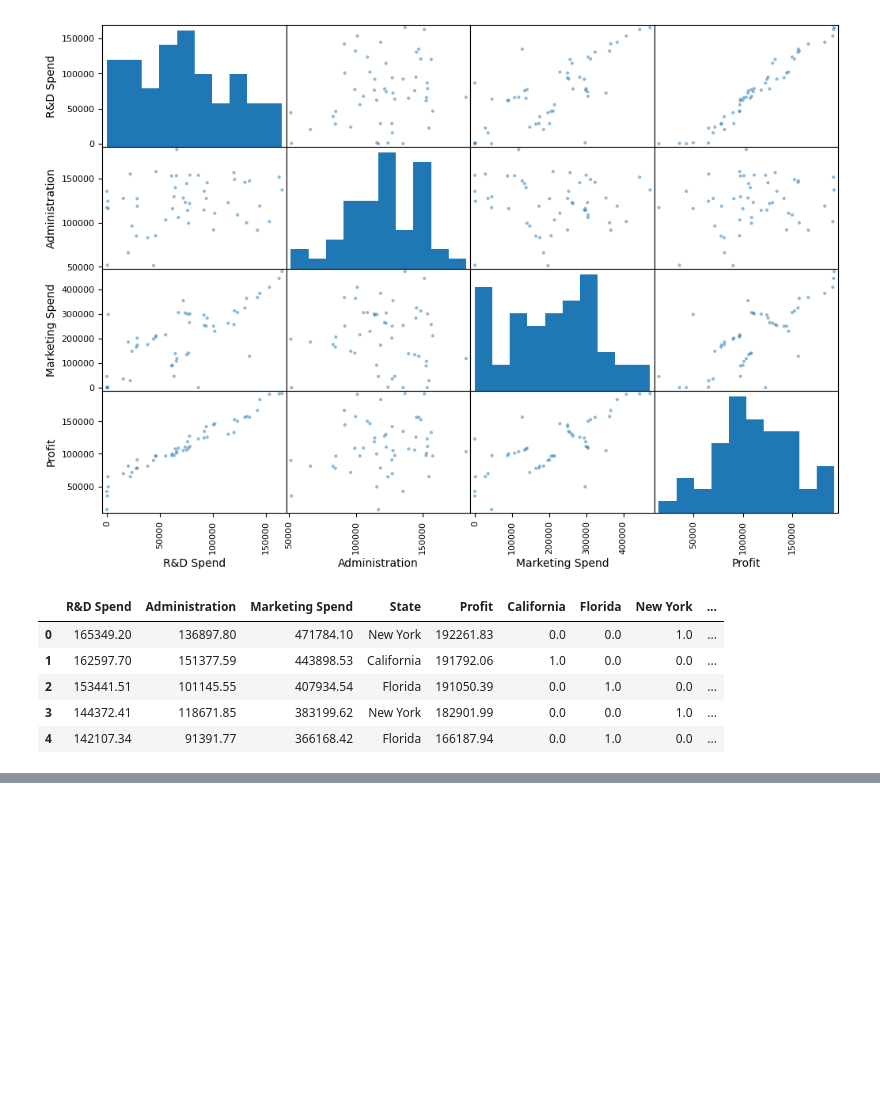
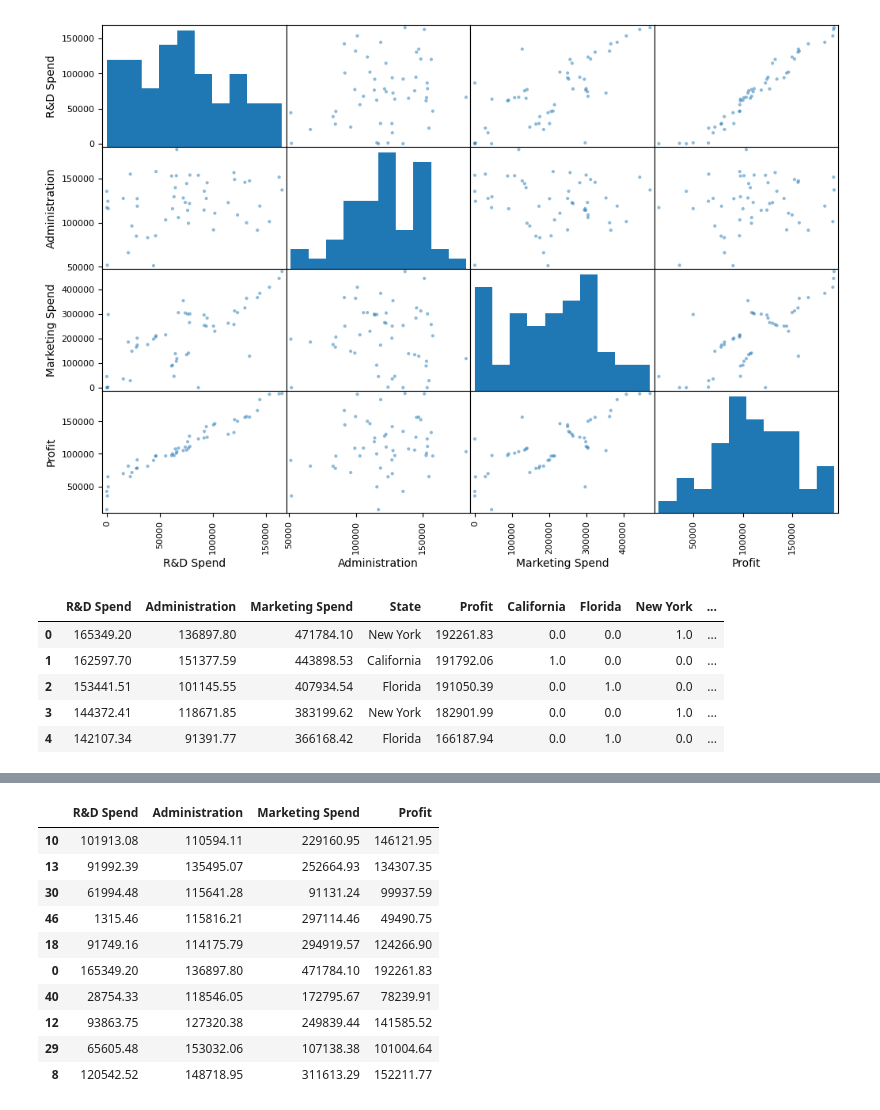
Before and after one commit to KacperBytnar/Machine_Learning_Evaluate_new_startups_profit, a Jupyter notebook: calcs/50-Startups_ML_Mandatory-Assignment.ipynb, the cells around one changed output, grey strips where cells are left out. Cells and saved outputs as stored; diff of their text form; code cells hidden in the pictures; blank space fills up the shorter version.

```diff
--- a/calcs/50-Startups_ML_Mandatory-Assignment.ipynb
+++ b/calcs/50-Startups_ML_Mandatory-Assignment.ipynb
@@ -99,0 +104,4 @@ ohe.categories_
+# %%
+# Drop orginal state column and label
+y=dataset.drop(['State'],axis=1)
+y.head()
@@ -121,4 +132,0 @@ X.head()
-# %%
-#set Y column
-y=dataset['Profit']
-y.head()
@@ -132,12 +133,10 @@ Name: Profit, dtype: float64
 # %%
-from sklearn.model_selection import train_test_split
-
-X_train,X_test,y_train,y_test=train_test_split(X,y,test_size=0.2)
+# Split the data into training and testing sets
+X_train,X_test,y_train,y_test=train_test_split(X,y,test_size=0.2, shuffle=True, random_state=123)
 print(X_train.shape)
 print(X_test.shape)
 
-print("test set using sklearn instead")
-
+print("test set using train_test_split from sklearn")
 print("X test")
 print(X_test)
 print("y test")
@@ -262,0 +381,14 @@ Indicating a high positive correlation which can be used to predict accurate pro
+# %%
+y_test
+# %% [output]
+|  | R&D Spend | Administration | Marketing Spend | Profit |
+| 10 | 101913.08 | 110594.11 | 229160.95 | 146121.95 |
+| 13 | 91992.39 | 135495.07 | 252664.93 | 134307.35 |
+| 30 | 61994.48 | 115641.28 | 91131.24 | 99937.59 |
+| 46 | 1315.46 | 115816.21 | 297114.46 | 49490.75 |
+| 18 | 91749.16 | 114175.79 | 294919.57 | 124266.90 |
+| 0 | 165349.20 | 136897.80 | 471784.10 | 192261.83 |
+| 40 | 28754.33 | 118546.05 | 172795.67 | 78239.91 |
+| 12 | 93863.75 | 127320.38 | 249839.44 | 141585.52 |
+| 29 | 65605.48 | 153032.06 | 107138.38 | 101004.64 |
+| 8 | 120542.52 | 148718.95 | 311613.29 | 152211.77 |
```
Also changed, not shown: parts of 25 cells of this notebook.
